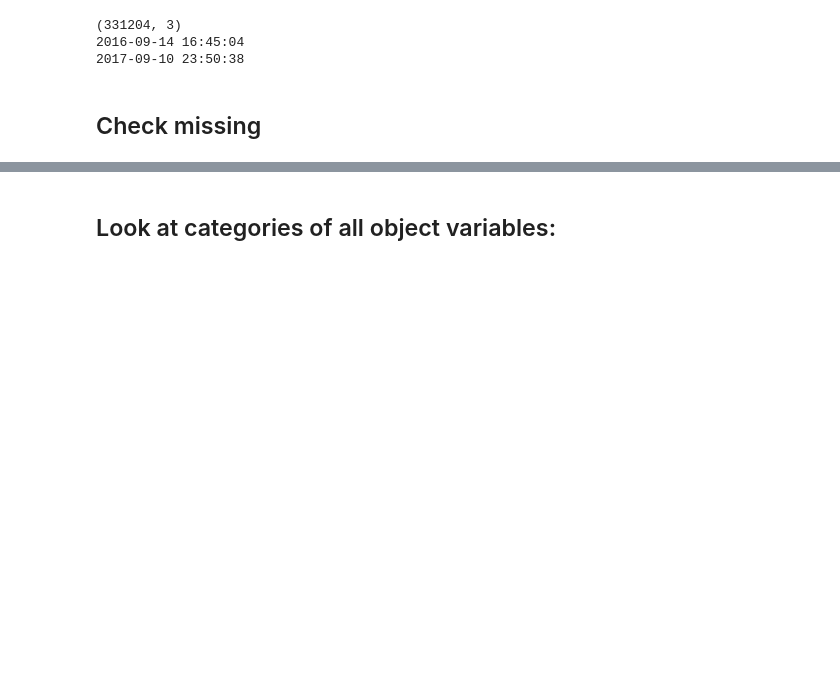
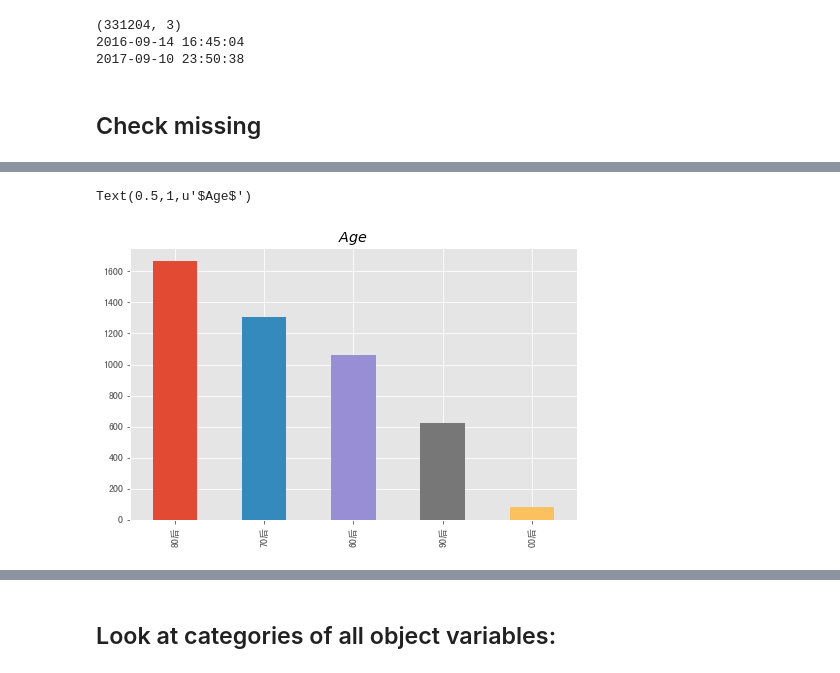
Before and after one commit to WastonYuan/first-blood, a Jupyter notebook: cutoutsy/higuides.ipynb, the cells around one changed output, grey strips where cells are left out. Saved outputs shown, nothing was run; the diff lists cells and outputs as text; code cells hidden in the pictures; blank space fills up the shorter version.

```diff
--- a/cutoutsy/higuides.ipynb
+++ b/cutoutsy/higuides.ipynb
@@ -60,0 +91,6 @@ dtype: int64
+# %%
+userProfile_train['age'].value_counts().plot(kind='bar', figsize=(8, 5))
+plt.title('$Age$')
+# %% [output]
+Text(0.5,1,u'$Age$')
+[figure, added]
```
Also changed, not shown: parts of 37 cells of this notebook, 5 other files.
